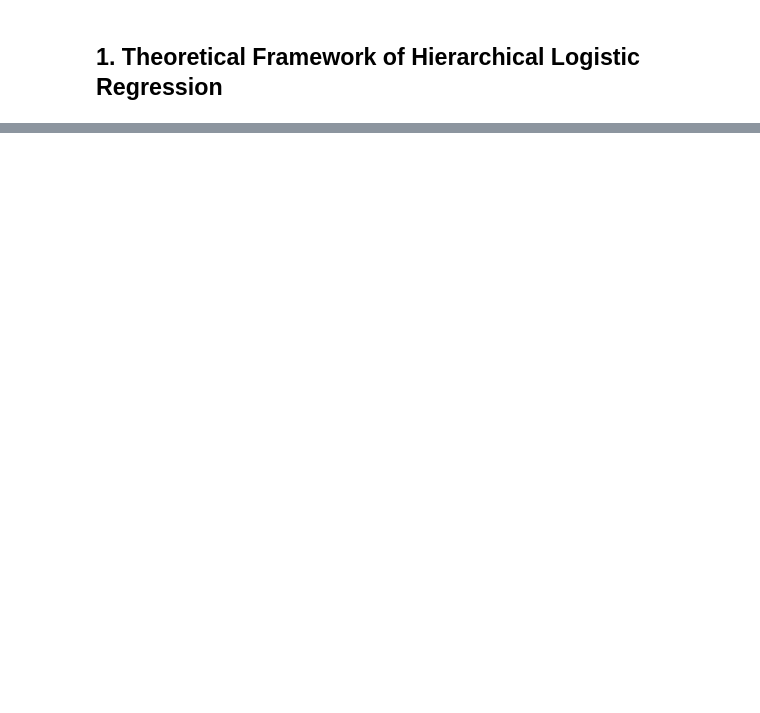
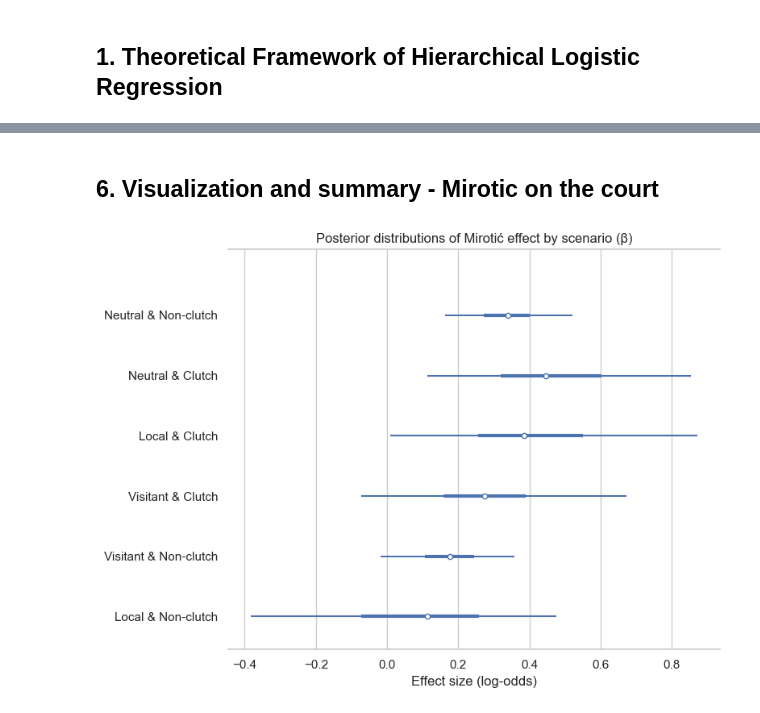
Before and after one commit to alvarosg285/player_performance_model, a Jupyter notebook: main_hierarchy.ipynb, the cells around one changed output, grey strips where cells are left out. Drawn from its saved outputs; the diff is of its cells as text; code cells hidden in the pictures; blank space fills up the shorter version.

```diff
--- a/main_hierarchy.ipynb
+++ b/main_hierarchy.ipynb
@@ -534,0 +685,39 @@ plt.show()
+# %%
+nice_labels = {
+    'Visitant_1': 'Visitant & Clutch',
+    'Local_1': 'Local & Clutch',
+    'Neutral_1': 'Neutral & Clutch',
+    'Visitant_0': 'Visitant & Non-clutch',
+    'Local_0': 'Local & Non-clutch',
+    'Neutral_0': 'Neutral & Non-clutch'
+}
+labels_ordered = [nice_labels[g] for g in group_names]
+# %% [markdown]
+## 6. Visualization and summary - Mirotic on the court
+# %%
+# Forest plot of β (Mirotić effect per group)
+
+fig, ax = plt.subplots(figsize=(8, 6))
+
+az.plot_forest(
+    idata_hierarchical,
+    var_names=["beta_mirotic"],
+    combined=True,
+    hdi_prob=0.94,
+    ax=ax
+)
+
+# Replace the y‑axis labels with your nicer labels
+ax.set_yticklabels(labels_ordered)
+
+plt.title("Posterior distributions of Mirotić effect by scenario (β)")
+plt.xlabel("Effect size (log-odds)")
+plt.tight_layout()
+plt.show()
+
+
+# If the entire interval is above 0, the effect is positive with high certainty.
+# If the interval crosses 0, the effect is uncertain.
+# If the interval is mostly above 0, but touches 0, the effect is likely positive but not guaranteed.
+# %% [output]
+[figure, added]
```
Also changed, not shown: parts of 55 cells of this notebook.
